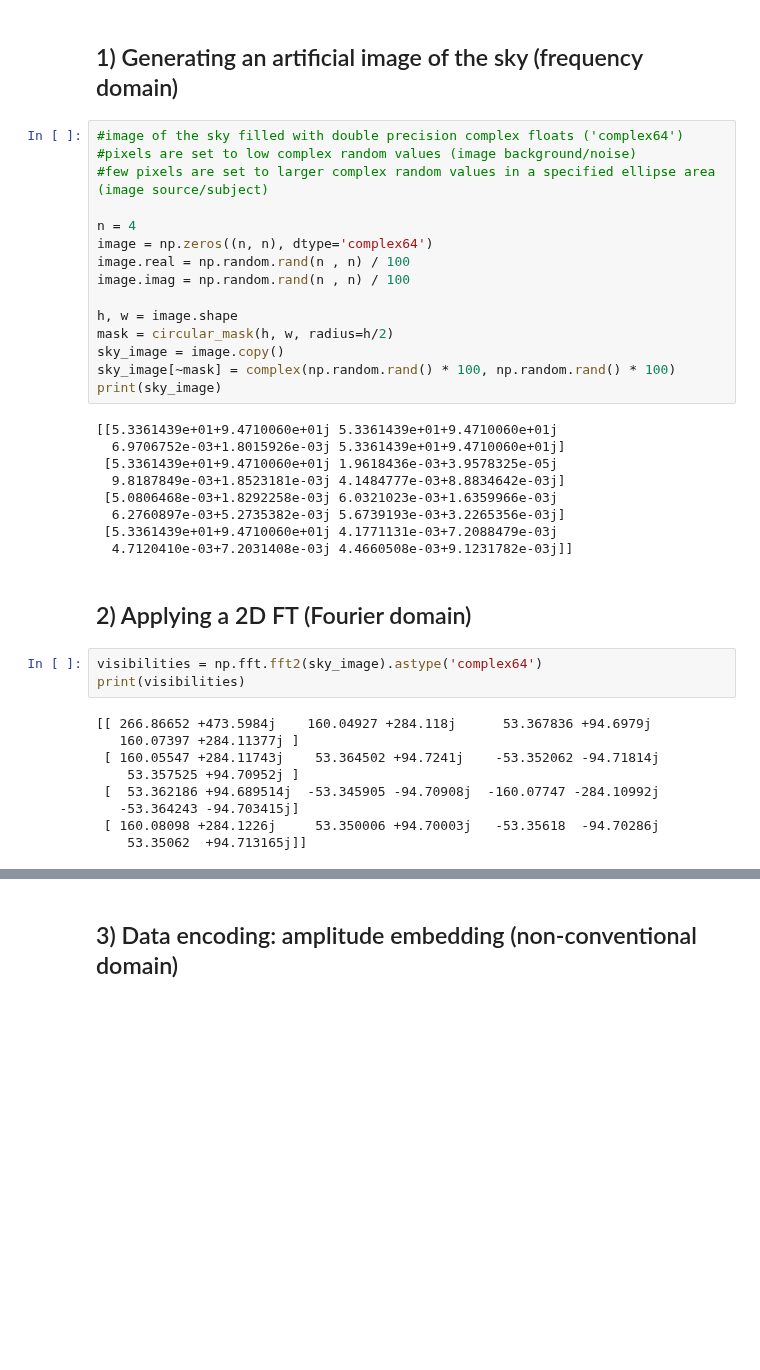
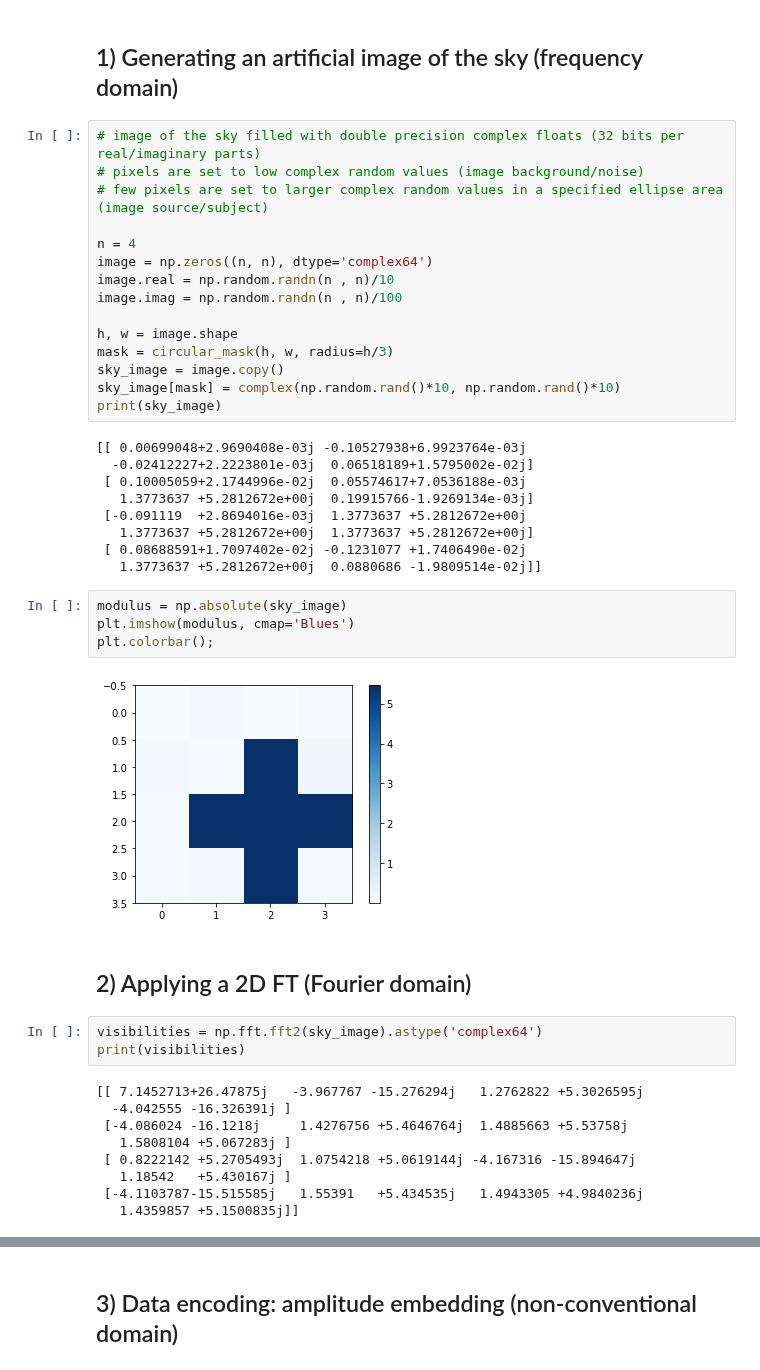
Before and after one commit to QuantumRadioAstronomy/visibility_repr, a Jupyter notebook: Amplitude_embedding_hardware.ipynb, the cells around one changed output, grey strips where cells are left out. Saved outputs shown, nothing was run; the diff lists cells and outputs as text; blank space fills up the shorter version.

```diff
--- a/Amplitude_embedding_hardware.ipynb
+++ b/Amplitude_embedding_hardware.ipynb
@@ -18,40 +38,46 @@ from pennylane import numpy as pnp
 # %% [markdown]
 ## 1) Generating an artificial image of the sky (frequency domain)
 # %%
-#image of the sky filled with double precision complex floats ('complex64')
-#pixels are set to low complex random values (image background/noise)
-#few pixels are set to larger complex random values in a specified ellipse area (image source/subject)
+# image of the sky filled with double precision complex floats (32 bits per real/imaginary parts)
+# pixels are set to low complex random values (image background/noise)
+# few pixels are set to larger complex random values in a specified ellipse area (image source/subject)
 
 n = 4
 image = np.zeros((n, n), dtype='complex64')
-image.real = np.random.rand(n , n) / 100
-image.imag = np.random.rand(n , n) / 100
+image.real = np.random.randn(n , n)/10
+image.imag = np.random.randn(n , n)/100
 
 h, w = image.shape
-mask = circular_mask(h, w, radius=h/2)
+mask = circular_mask(h, w, radius=h/3)
 sky_image = image.copy()
-sky_image[~mask] = complex(np.random.rand() * 100, np.random.rand() * 100)
+sky_image[mask] = complex(np.random.rand()*10, np.random.rand()*10)
 print(sky_image)
 # %% [output]
-[[5.3361439e+01+9.4710060e+01j 5.3361439e+01+9.4710060e+01j
-  6.9706752e-03+1.8015926e-03j 5.3361439e+01+9.4710060e+01j]
- [5.3361439e+01+9.4710060e+01j 1.9618436e-03+3.9578325e-05j
-  9.8187849e-03+1.8523181e-03j 4.1484777e-03+8.8834642e-03j]
- [5.0806468e-03+1.8292258e-03j 6.0321023e-03+1.6359966e-03j
-  6.2760897e-03+5.2735382e-03j 5.6739193e-03+3.2265356e-03j]
- [5.3361439e+01+9.4710060e+01j 4.1771131e-03+7.2088479e-03j
-  4.7120410e-03+7.2031408e-03j 4.4660508e-03+9.1231782e-03j]]
+[[ 0.00699048+2.9690408e-03j -0.10527938+6.9923764e-03j
+  -0.02412227+2.2223801e-03j  0.06518189+1.5795002e-02j]
+ [ 0.10005059+2.1744996e-02j  0.05574617+7.0536188e-03j
+   1.3773637 +5.2812672e+00j  0.19915766-1.9269134e-03j]
+ [-0.091119  +2.8694016e-03j  1.3773637 +5.2812672e+00j
+   1.3773637 +5.2812672e+00j  1.3773637 +5.2812672e+00j]
+ [ 0.08688591+1.7097402e-02j -0.1231077 +1.7406490e-02j
+   1.3773637 +5.2812672e+00j  0.0880686 -1.9809514e-02j]]
+# %%
+modulus = np.absolute(sky_image)
+plt.imshow(modulus, cmap='Blues')
+plt.colorbar();
+# %% [output]
+[figure, added]
 # %% [markdown]
 ## 2) Applying a 2D FT (Fourier domain)
 # %%
 visibilities = np.fft.fft2(sky_image).astype('complex64')
 print(visibilities)
 # %% [output]
-[[ 266.86652 +473.5984j    160.04927 +284.118j      53.367836 +94.6979j
-   160.07397 +284.11377j ]
- [ 160.05547 +284.11743j    53.364502 +94.7241j    -53.352062 -94.71814j
-    53.357525 +94.70952j ]
- [  53.362186 +94.689514j  -53.345905 -94.70908j  -160.07747 -284.10992j
-   -53.364243 -94.703415j]
- [ 160.08098 +284.1226j     53.350006 +94.70003j   -53.35618  -94.70286j
-    53.35062  +94.713165j]]
+[[ 7.1452713+26.47875j   -3.967767 -15.276294j   1.2762822 +5.3026595j
+  -4.042555 -16.326391j ]
+ [-4.086024 -16.1218j     1.4276756 +5.4646764j  1.4885663 +5.53758j
+   1.5808104 +5.067283j ]
+ [ 0.8222142 +5.2705493j  1.0754218 +5.0619144j -4.167316 -15.894647j
+   1.18542   +5.430167j ]
+ [-4.1103787-15.515585j   1.55391   +5.434535j   1.4943305 +4.9840236j
+   1.4359857 +5.1500835j]]
```
Also changed, not shown: parts of 14 cells of this notebook.
